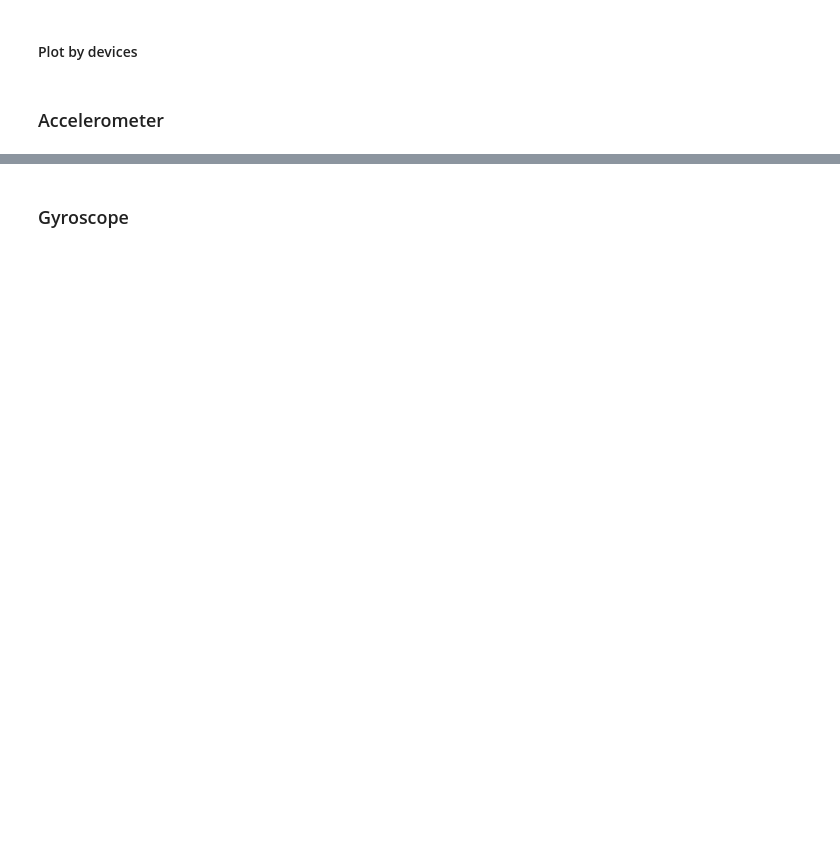
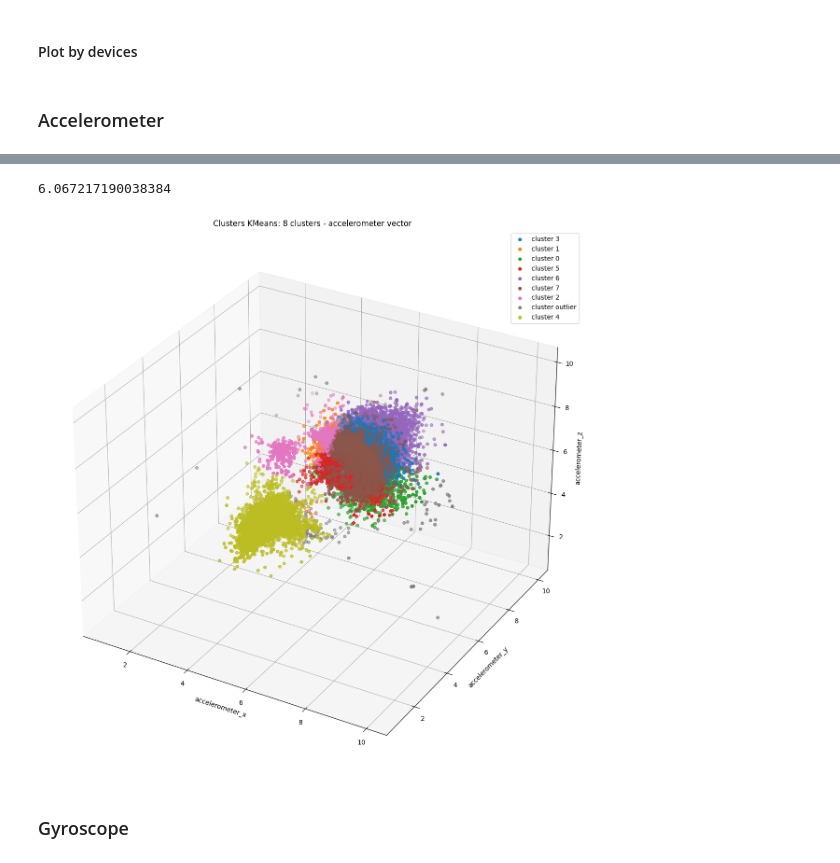
Before and after one commit to PugtgYosuky/clf-human-activities, a Jupyter notebook: src/project.ipynb, the cells around one changed output, grey strips where cells are left out. Drawn from its saved outputs; the diff is of its cells as text; code cells hidden in the pictures; blank space fills up the shorter version.

Commit message:
Add 4.1 and kmeans outliers

```diff
--- a/src/project.ipynb
+++ b/src/project.ipynb
@@ -147,3 +199,4 @@ Como se pode observer, segundo o método Elbow, k=9 parece ser o número de clus
 # %%
-#accelerometer_norm = normalize_data(accelerometer_data)
-# labels = kmeans.predict(accelerometer_data)
+%%time
+kmeans_acc = KMeans(optimal_k_acc, max_iterations=150)
+labels_acc = kmeans_acc.predict(accelerometer_data)
@@ -150,4 +223,12 @@ Como se pode observer, segundo o método Elbow, k=9 parece ser o número de clus
+# %%
+kmeans_acc.get_distances().max()
+# %% [output]
+6.067217190038384
+# %%
+labels_acc = kmeans_acc.get_labels_with_outliers(2.5)
 # %%
-# plot_kmeans_clusters(kmeans.data, labels, 'accelerometer')
+plot_kmeans_clusters(kmeans_acc.data, labels_acc, optimal_k_acc, 'accelerometer')
+# %% [output]
+[figure, added]
 # %% [markdown]
 ### Gyroscope
```
Also changed, not shown: parts of 63 cells of this notebook, 7 other files.
